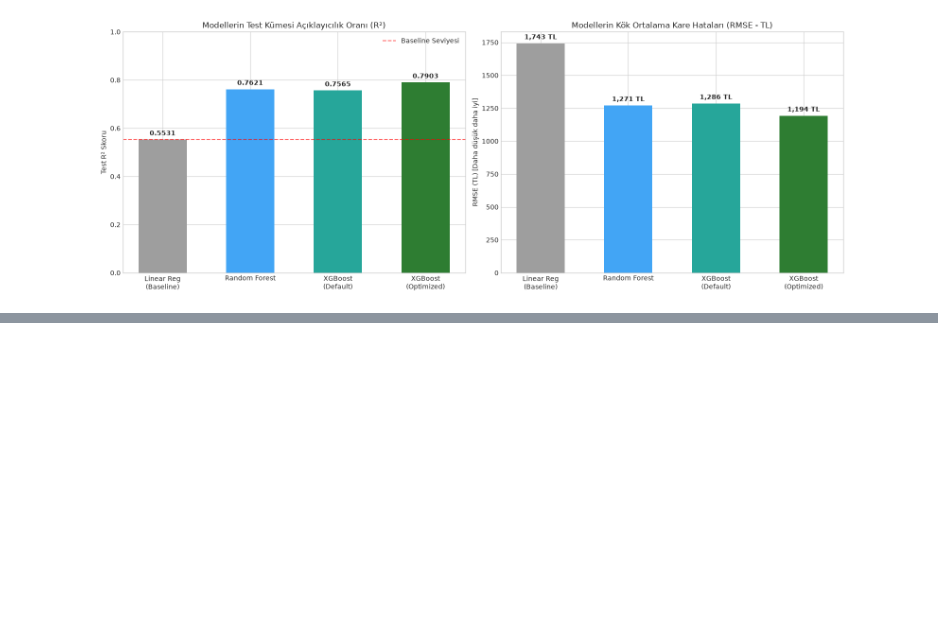
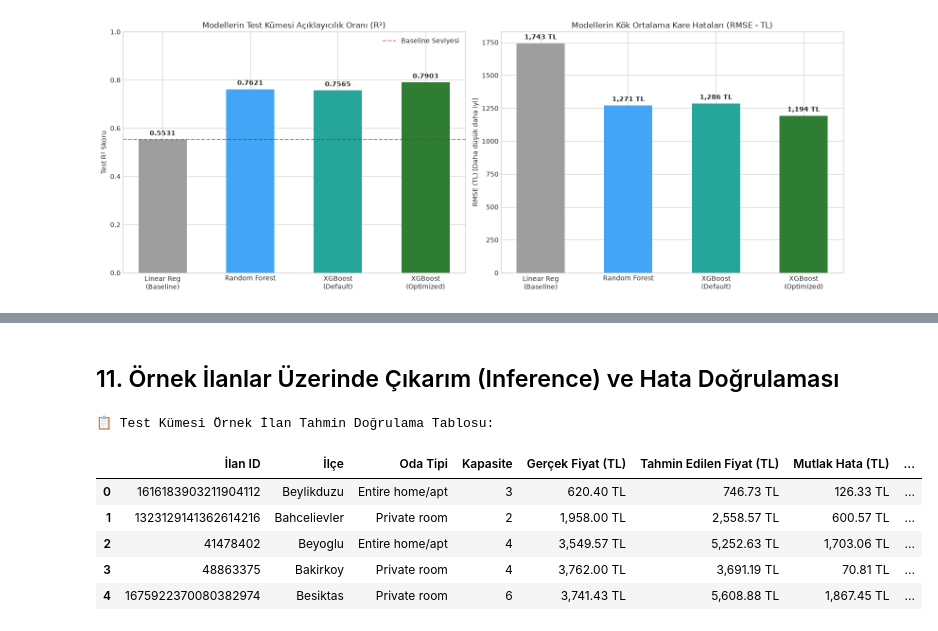
Before and after one commit to eminenazduran/SmartStay-AI, a Jupyter notebook: data_science/notebooks/03_price_prediction_model.ipynb, the cells around one changed output, grey strips where cells are left out. Saved outputs shown, nothing was run; the diff lists cells and outputs as text; code cells hidden in the pictures; blank space fills up the shorter version.

```diff
--- a/data_science/notebooks/03_price_prediction_model.ipynb
+++ b/data_science/notebooks/03_price_prediction_model.ipynb
@@ -367,0 +381,30 @@ plt.show()
+# %% [markdown]
+## 11. Örnek İlanlar Üzerinde Çıkarım (Inference) ve Hata Doğrulaması
+# %%
+# Test kümesinden farklı fiyat ve segmentlerde 5 örnek ilan seçimi
+sample_indices = [10, 50, 100, 250, 500]
+sample_X = X_test.iloc[sample_indices]
+sample_y_true = y_test.iloc[sample_indices]
+sample_y_pred = best_xgb_model.predict(sample_X)
+
+sample_results = pd.DataFrame({
+    'İlan ID': df.iloc[sample_X.index]['id'].values,
+    'İlçe': df.iloc[sample_X.index]['neighbourhood_cleansed'].values,
+    'Oda Tipi': df.iloc[sample_X.index]['room_type'].values,
+    'Kapasite': df.iloc[sample_X.index]['accommodates'].values,
+    'Gerçek Fiyat (TL)': [f"{val:,.2f} TL" for val in sample_y_true],
+    'Tahmin Edilen Fiyat (TL)': [f"{val:,.2f} TL" for val in sample_y_pred],
+    'Mutlak Hata (TL)': [f"{abs(t - p):,.2f} TL" for t, p in zip(sample_y_true, sample_y_pred)],
+    'Hata Oranı (%)': [f"%{abs(t - p) / t * 100:.1f}" for t, p in zip(sample_y_true, sample_y_pred)]
+})
+
+print("📋 Test Kümesi Örnek İlan Tahmin Doğrulama Tablosu:")
+sample_results
+# %% [output]
+📋 Test Kümesi Örnek İlan Tahmin Doğrulama Tablosu:
+|  | İlan ID | İlçe | Oda Tipi | Kapasite | Gerçek Fiyat (TL) | Tahmin Edilen Fiyat (TL) | Mutlak Hata (TL) | ... |
+| 0 | 1616183903211904112 | Beylikduzu | Entire home/apt | 3 | 620.40 TL | 746.73 TL | 126.33 TL | ... |
+| 1 | 1323129141362614216 | Bahcelievler | Private room | 2 | 1,958.00 TL | 2,558.57 TL | 600.57 TL | ... |
+| 2 | 41478402 | Beyoglu | Entire home/apt | 4 | 3,549.57 TL | 5,252.63 TL | 1,703.06 TL | ... |
+| 3 | 48863375 | Bakirkoy | Private room | 4 | 3,762.00 TL | 3,691.19 TL | 70.81 TL | ... |
+| 4 | 1675922370080382974 | Besiktas | Private room | 6 | 3,741.43 TL | 5,608.88 TL | 1,867.45 TL | ... |
```
Also changed, not shown: parts of 17 cells of this notebook, 1 other file.
